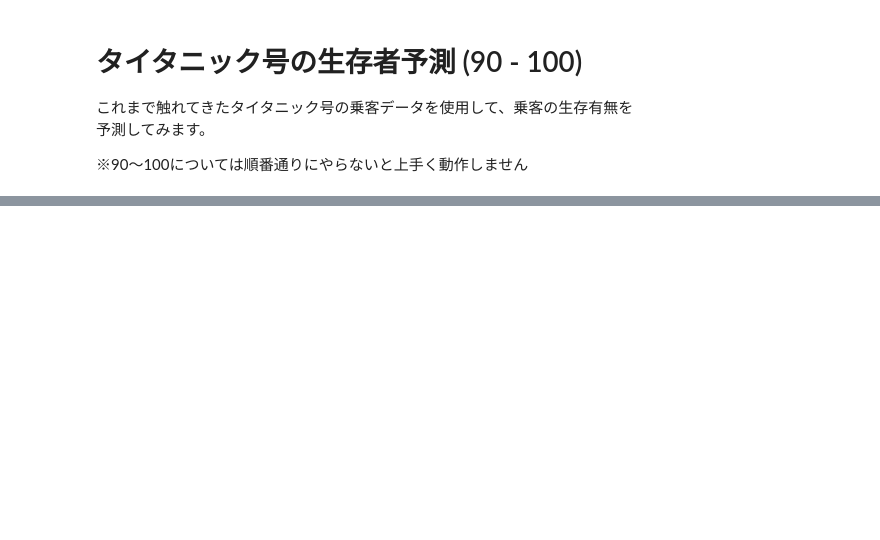
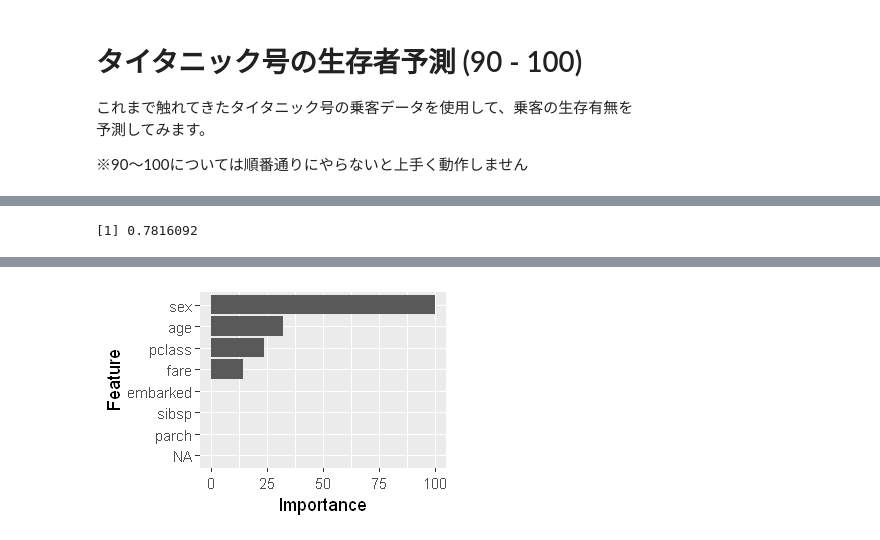
Before and after one commit to Atsuhiko/100_knocks_challenge, a Jupyter notebook: 03_R_100_knocks/Answrs/Week-10_answer.ipynb, the cells around one changed output, grey strips where cells are left out. Saved outputs shown, nothing was run; the diff lists cells and outputs as text; code cells hidden in the pictures; blank space fills up the shorter version.

```diff
--- a/03_R_100_knocks/Answrs/Week-10_answer.ipynb
+++ b/03_R_100_knocks/Answrs/Week-10_answer.ipynb
@@ -72,0 +343,8 @@ df5 <- read.csv("./data/data2.csv", header=T, fileEncoding = "CP932")
+# %%
+# fit a random
+tic()
+model_sv <- train(as.factor(survived) ~ ., # 関数as.factor( )を使うことによって，factor型を変換
+                data = df_train,
+                method = 'svmPoly',
+                preProcess = c("center","scale"))
+toc()
@@ -72,0 +406,10 @@ df5 <- read.csv("./data/data2.csv", header=T, fileEncoding = "CP932")
+# %%
+Accuracy(pred, df_test$survived)
+# %% [output]
+[1] 0.7816092
+# %%
+# 特徴量の重要度
+model_sv %>%
+  varImp() %>%
+  ggplot(top = 8)
+# %% [output]
@@ -72,0 +418 @@ df5 <- read.csv("./data/data2.csv", header=T, fileEncoding = "CP932")
+[figure, added]
```
Also changed, not shown: parts of 53 cells of this notebook.
